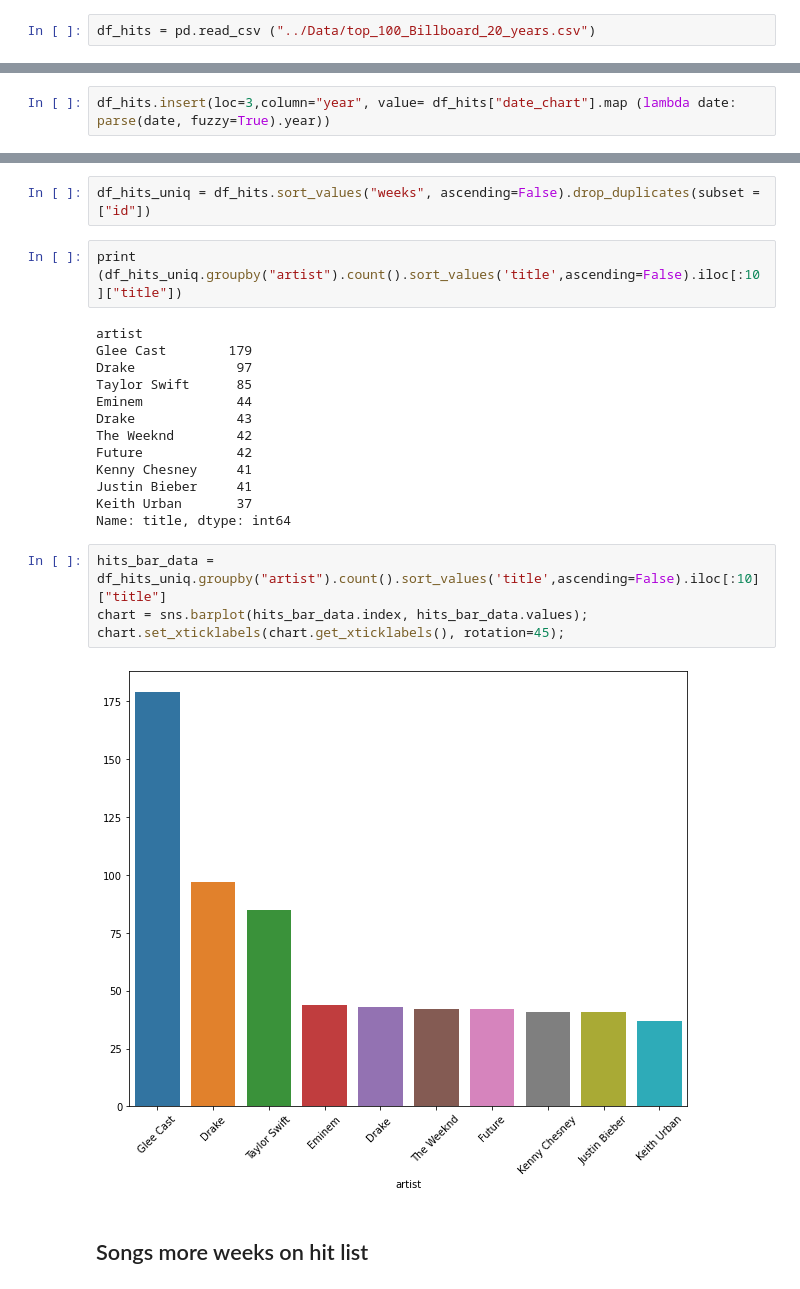
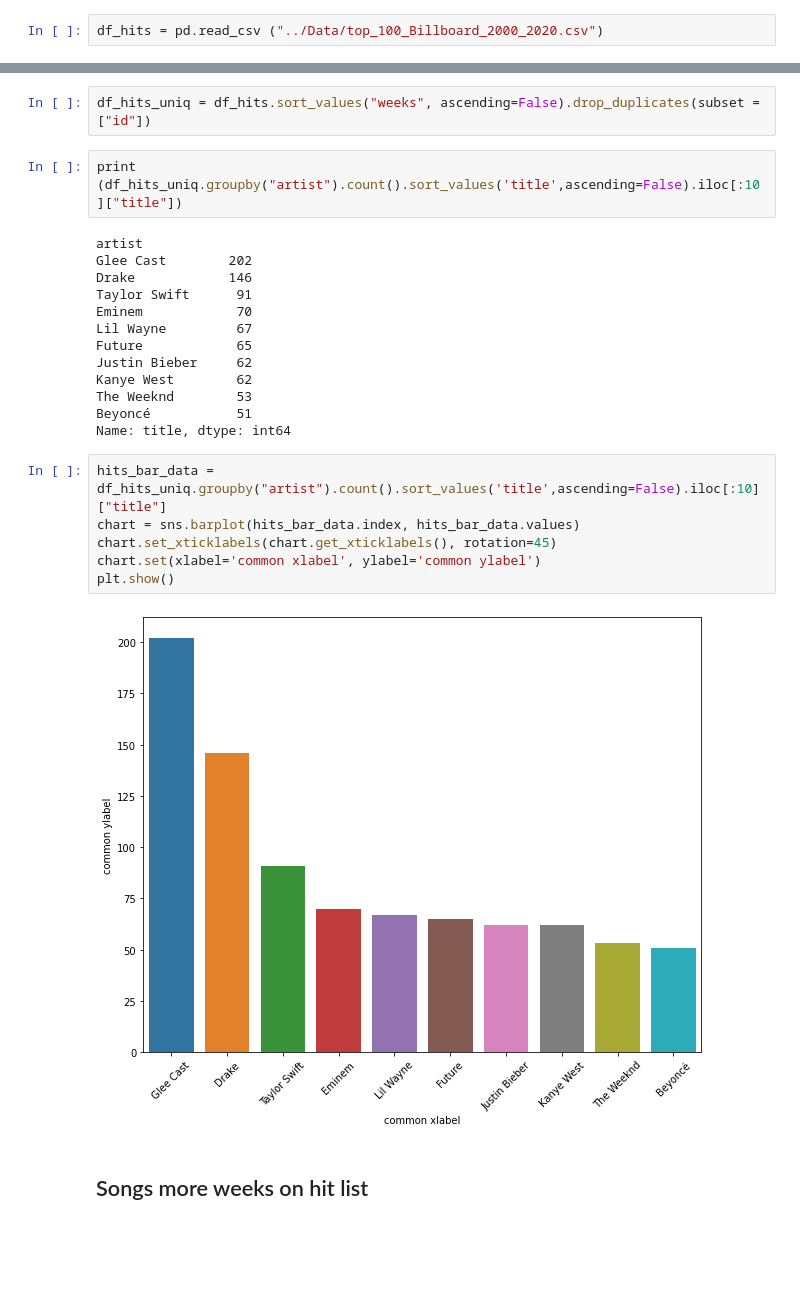
Before and after one commit to luislgm/Music_Hit_Predictor_TFM, a Jupyter notebook: Hit_Data_Analysis/1_hit_analysis.ipynb, the cells around one changed output, grey strips where cells are left out. Saved outputs shown, nothing was run; the diff lists cells and outputs as text; blank space fills up the shorter version.

Commit message:
new graphs are added

```diff
--- a/Hit_Data_Analysis/1_hit_analysis.ipynb
+++ b/Hit_Data_Analysis/1_hit_analysis.ipynb
@@ -9,7 +8,7 @@ from collections import Counter
 pd.options.display.max_columns = None
 plt.rcParams['figure.figsize'] = 10, 8
 # %%
-df_hits = pd.read_csv ("../Data/top_100_Billboard_20_years.csv")
+df_hits = pd.read_csv ("../Data/top_100_Billboard_2000_2020.csv")
 # %%
 df_hits.head()
 # %% [output]
@@ -28,6 +27,4 @@ df_hits["id"].nunique()
 # %% [markdown]
 ## boxplot per year
     - we plot boxplot of each characteristic per year to see evolution over time
-# %%
-df_hits.insert(loc=3,column="year", value= df_hits["date_chart"].map (lambda date: parse(date, fuzzy=True).year))
 # %%
@@ -78,23 +75,25 @@ df_hits_uniq = df_hits.sort_values("weeks", ascending=False).drop_duplicates(sub
 print (df_hits_uniq.groupby("artist").count().sort_values('title',ascending=False).iloc[:10]["title"])
 # %% [output]
 artist
-Glee Cast        179
-Drake             97
-Taylor Swift      85
-Eminem            44
-Drake             43
-The Weeknd        42
-Future            42
-Kenny Chesney     41
-Justin Bieber     41
-Keith Urban       37
+Glee Cast        202
+Drake            146
+Taylor Swift      91
+Eminem            70
+Lil Wayne         67
+Future            65
+Justin Bieber     62
+Kanye West        62
+The Weeknd        53
+Beyoncé           51
 Name: title, dtype: int64
 # %%
 hits_bar_data = df_hits_uniq.groupby("artist").count().sort_values('title',ascending=False).iloc[:10]["title"]
-chart = sns.barplot(hits_bar_data.index, hits_bar_data.values);
-chart.set_xticklabels(chart.get_xticklabels(), rotation=45);
+chart = sns.barplot(hits_bar_data.index, hits_bar_data.values)
+chart.set_xticklabels(chart.get_xticklabels(), rotation=45)
+chart.set(xlabel='common xlabel', ylabel='common ylabel')
+plt.show()
 # %% [output]
-[figure, old version]
+[figure, new version]
 # %% [markdown]
 ## Songs more weeks on hit list
 # %%
```
Also changed, not shown: parts of 35 cells of this notebook.
